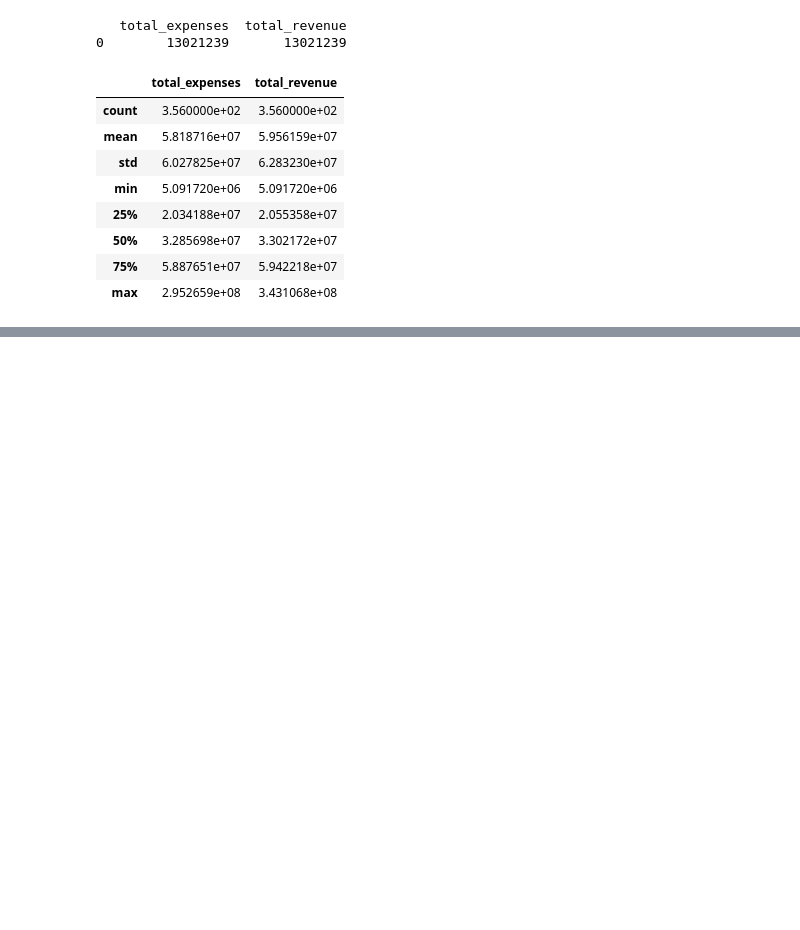
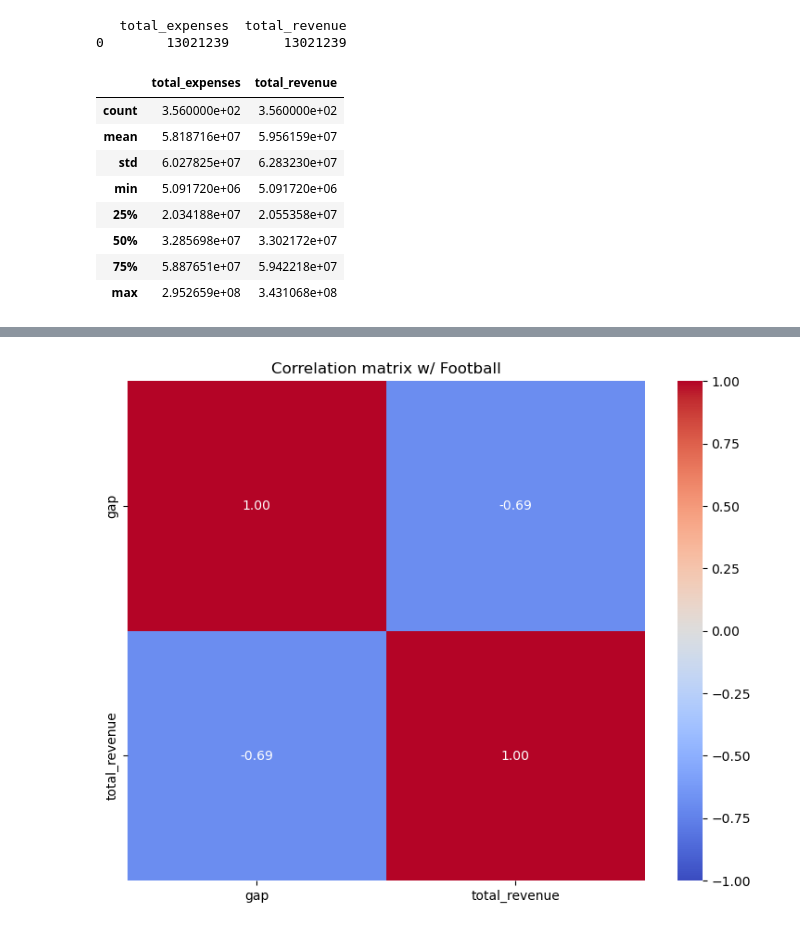
Before and after one commit to qrconroy/DTSC-1302-FinalProject, a Jupyter notebook: DTSC1302_FinalProject.ipynb, the cells around one changed output, grey strips where cells are left out. Saved outputs shown, nothing was run; the diff lists cells and outputs as text; code cells hidden in the pictures; blank space fills up the shorter version.

```diff
--- a/DTSC1302_FinalProject.ipynb
+++ b/DTSC1302_FinalProject.ipynb
@@ -56,8 +56,15 @@ df[['total_expenses', 'total_revenue']].describe()
 df['women_spend'] = df['womens_bball_expenses'] + df['head_coach_pay_womens_teams'] + df['athletic_aid_women'] + df['recruiting_women']
 df['men_spend'] = df['football_expenses'] + df['mens_bball_expenses'] + df['head_coach_pay_mens_teams'] + df['athletic_aid_men'] + df['recruiting_men']
 
+df['men_spend_no_fb'] = df['mens_bball_expenses'] + df['head_coach_pay_mens_teams'] + df['athletic_aid_men'] + df['recruiting_men']
+
 df['adj_total_expenses'] = df['women_spend'] + df['men_spend']
+df['adj_total_expenses_no_fb'] = df['women_spend'] + df['men_spend_no_fb'] #football expenses are removed from the calculation of the adjusted total expenses
 # %%
 df['women_share'] = df['women_spend'] / df['adj_total_expenses']
+df['women_share_no_fb'] = df['women_spend'] / df['adj_total_expenses_no_fb']
 
 df['gap'] = df['women_share'] - (df["pct_women_athletes"] / 100)
+df['gap_no_fb'] = df['women_share_no_fb'] - (df["pct_women_athletes"] / 100) #football expenses are removed from the calculation of the gap
+
+print(df[['unitid', 'women_spend', 'men_spend', 'adj_total_expenses', 'women_share', 'women_share_no_fb', 'gap', 'gap_no_fb']].head())
@@ -64,6 +85,8 @@ df['gap'] = df['women_share'] - (df["pct_women_athletes"] / 100)
 # %%
 corr = df[["gap"] + ["total_revenue"]].corr()
 plt.figure(figsize=(9, 7))
 sns.heatmap(corr, annot=True, fmt=".2f", cmap="coolwarm", center=0, vmin=-1, vmax=1)
-plt.title("Correlation matrix")
+plt.title("Correlation matrix w/ Football")
 plt.show()
+# %% [output]
+[figure, added]
```
Also changed, not shown: parts of 3 cells of this notebook.
